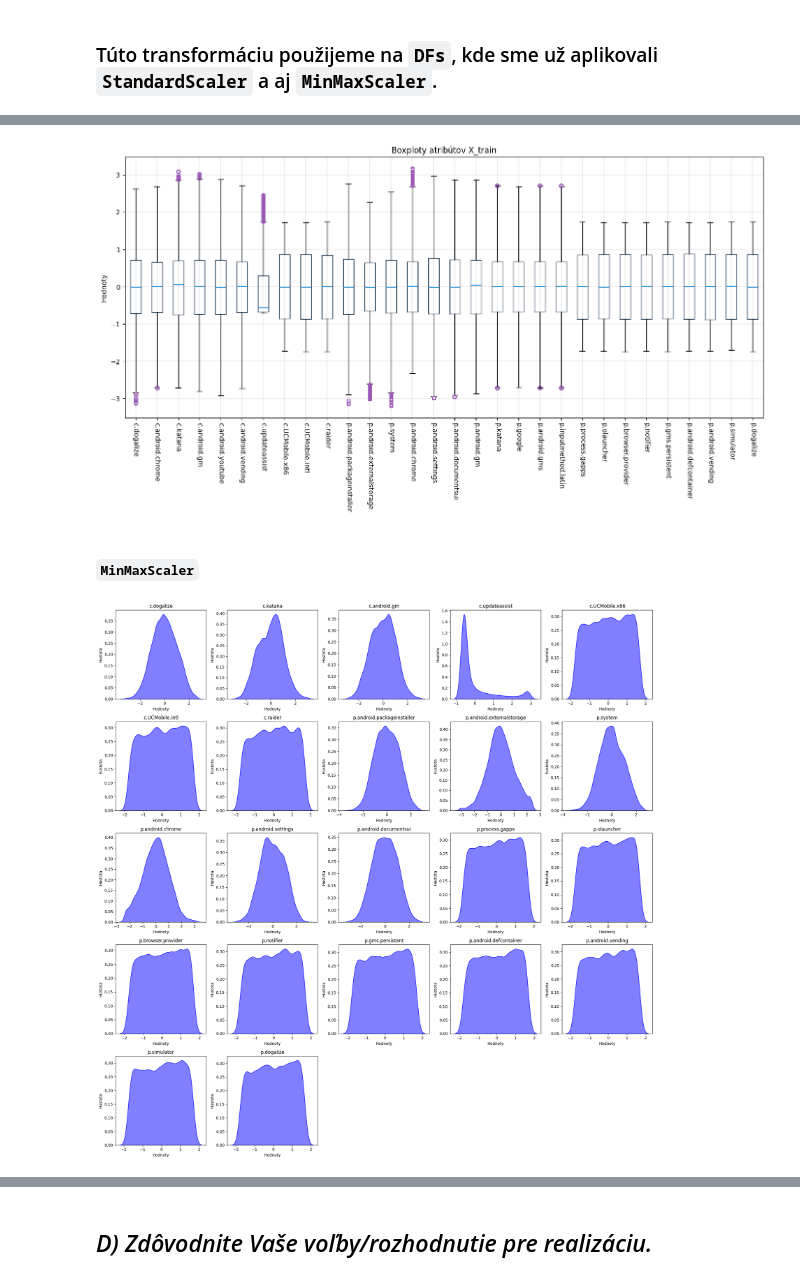
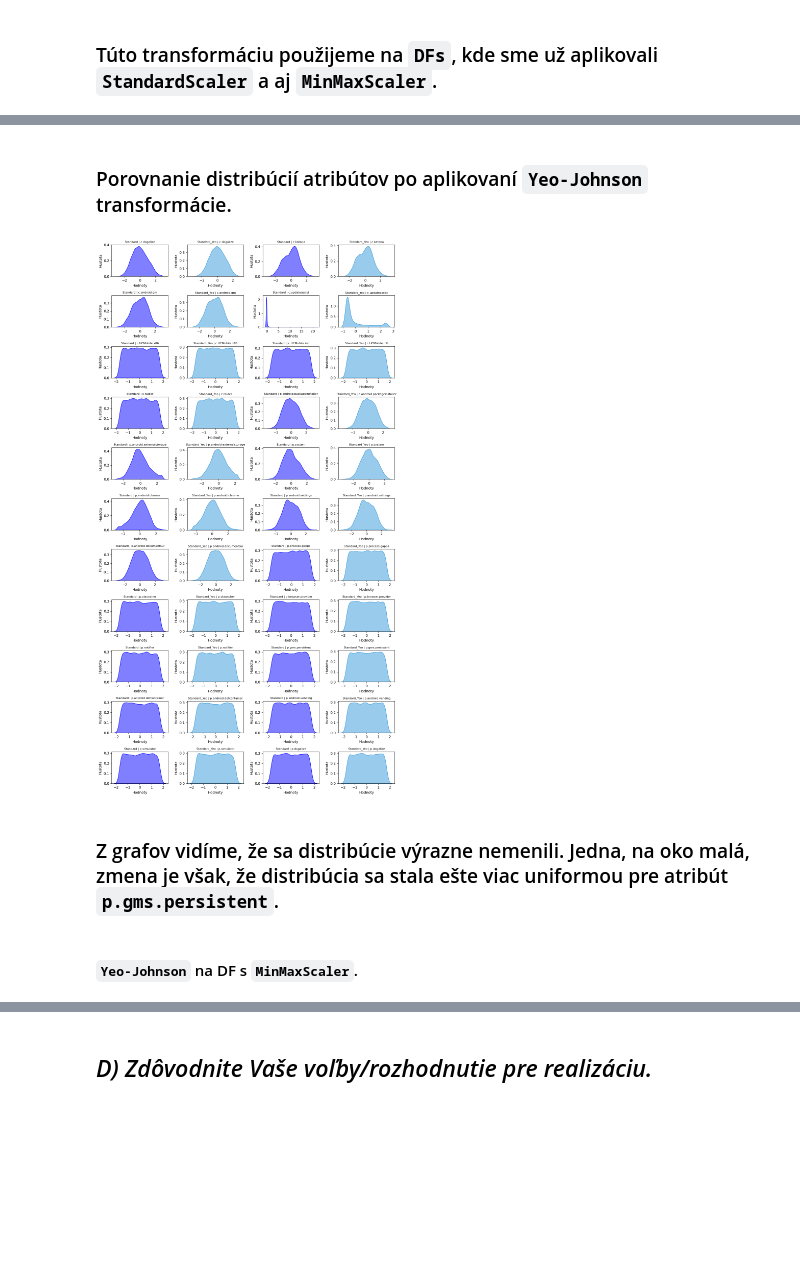
Before and after one commit to Mmathieus/IAU-project, a Jupyter notebook: zadanie2.ipynb, the cells around one changed output, grey strips where cells are left out. Drawn from its saved outputs; the diff is of its cells as text; code cells hidden in the pictures; blank space fills up the shorter version.

```diff
--- a/zadanie2.ipynb
+++ b/zadanie2.ipynb
@@ -383,11 +404,13 @@ show_kde_graphs(df=X_train_standard_yeo, attributes=final_attributes)
-# %%
-show_boxplots(X_train_standard_yeo)
-# %% [output]
-[figure, removed]
-# %% [markdown]
-#### `MinMaxScaler`
+# %% [markdown]
+### Porovnanie distribúcií atribútov po aplikovaní `Yeo-Johnson` transformácie.
+# %%
+compare_kde_graphs(df1=X_train_standard, df1_name="Standard", df2=X_train_standard_yeo, df2_name="Standard_Yeo", attributes=final_attributes)
+# %% [output]
+[figure, added]
+# %% [markdown]
+### Z grafov vidíme, že sa distribúcie výrazne nemenili. Jedna, na oko malá, zmena je však, že distribúcia sa stala ešte viac uniformou pre atribút `p.gms.persistent`.
+# %% [markdown]
+#
+#### `Yeo-Johnson` na DF s `MinMaxScaler`.
 # %%
 X_train_minmax_yeo = apply_power_transform(df=X_train_minmax, columns=final_attributes, method="yeo-johnson")
-show_kde_graphs(df=X_train_minmax_yeo, attributes=final_attributes)
-# %% [output]
-[figure, removed]
```
Also changed, not shown: parts of 30 cells of this notebook.
